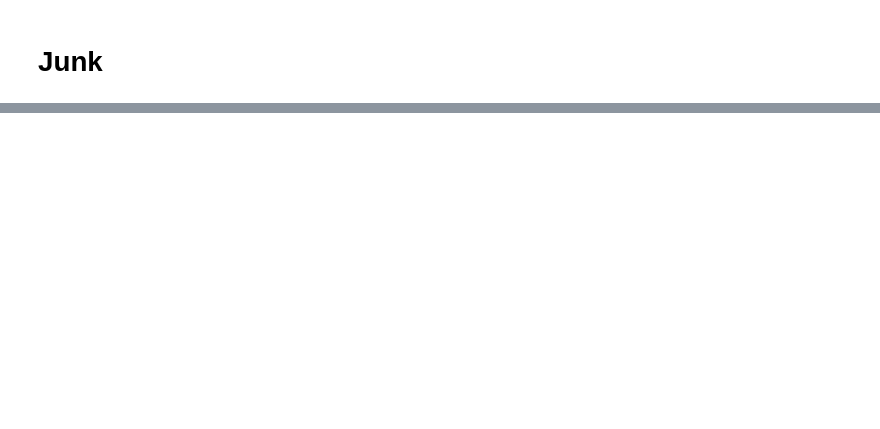
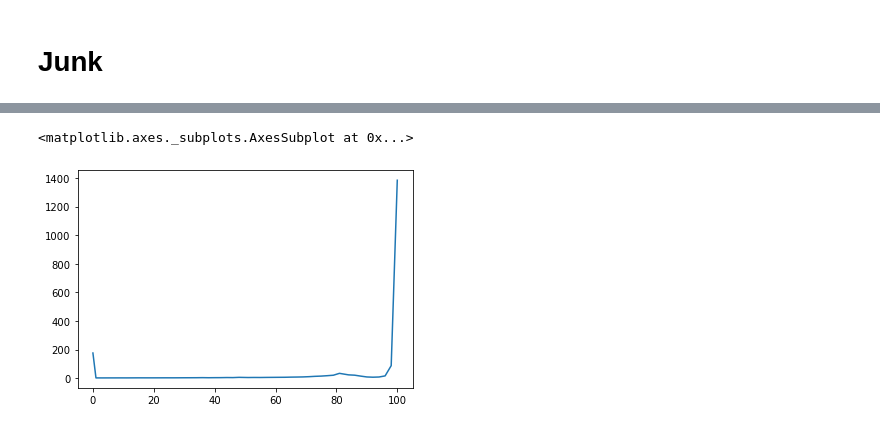
Before and after one commit to wcbeard/fission-dashboard, a Jupyter notebook: reports/fisbook/hist_plots.ipynb, the cells around one changed output, grey strips where cells are left out. Drawn from its saved outputs; the diff is of its cells as text; code cells hidden in the pictures; blank space fills up the shorter version.

```diff
--- a/reports/fisbook/hist_plots.ipynb
+++ b/reports/fisbook/hist_plots.ipynb
@@ -457,3 +218,9 @@ vz.plot_errb(hdf).properties(height=200, width=800, title=s.name)
+# %%
+# HIDDEN
+pd.Series(dfh2[loh.multimodal_histograms[1]][0]).sort_index().plot()
+# %% [output]
+<matplotlib.axes._subplots.AxesSubplot at 0x...>
+[figure, added]
 # %%
 # HIDDEN
 turtle = lambda: defaultdict(turtle)
```
Also changed, not shown: parts of 57 cells of this notebook, 4 other files.
